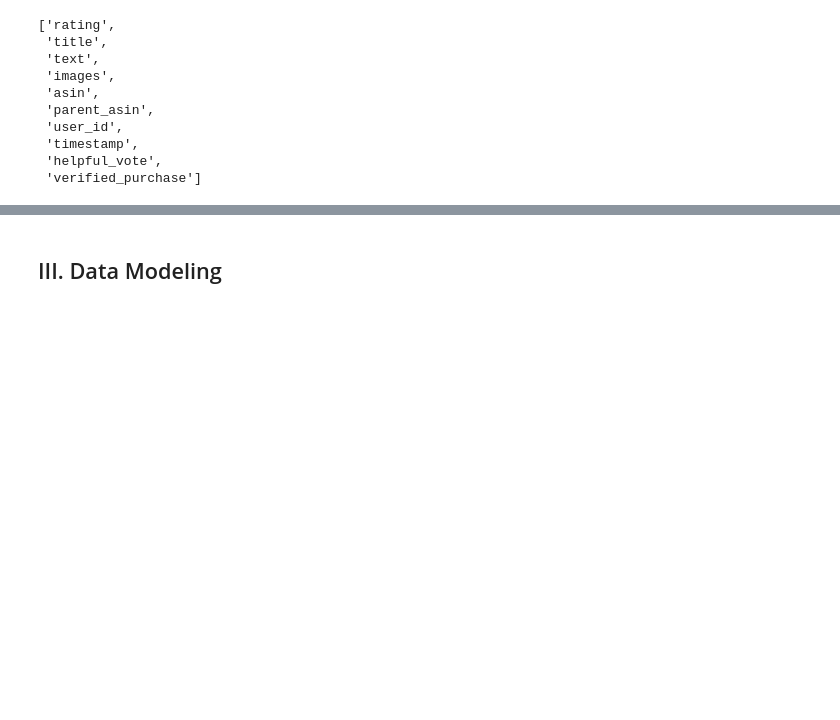
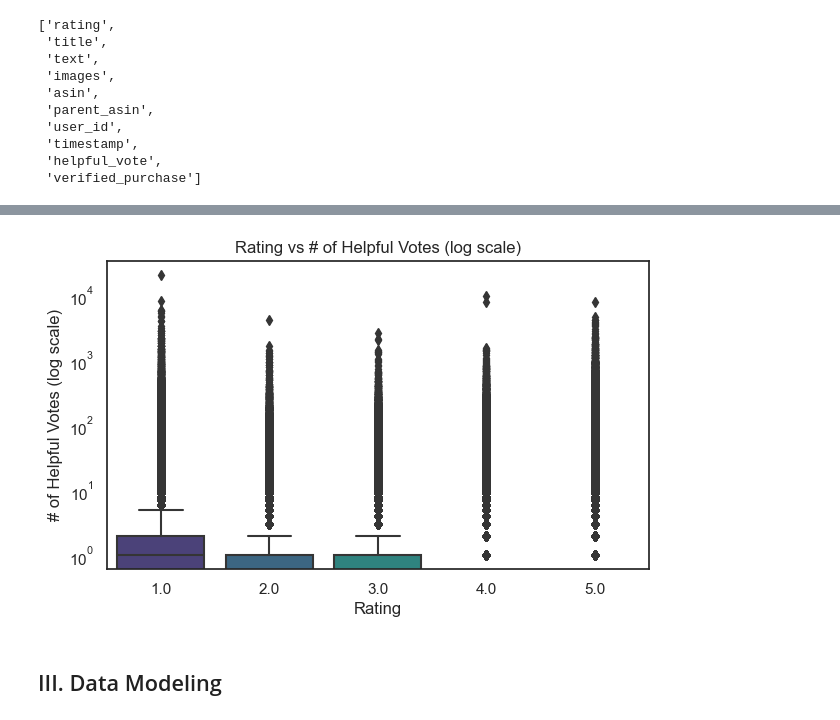
Before and after one commit to jordipham/CSE158_assign2, a Jupyter notebook: main.ipynb, the cells around one changed output, grey strips where cells are left out. Cells and saved outputs as stored; diff of their text form; code cells hidden in the pictures; blank space fills up the shorter version.

```diff
--- a/main.ipynb
+++ b/main.ipynb
@@ -266,10 +305,13 @@ mtv_frame['helpful_vote'].describe()
 # %%
-plt.figure(figsize=(6,4))
-sns.boxplot(data=mtv_frame, y="helpful_vote", x="rating")
-plt.title("Rating vs Helpful Votes")
-plt.xlabel("Helpful Votes")
-plt.ylabel("Rating")
+plt.figure(figsize=(7,4))
+ax = sns.boxplot(data=mtv_frame, y="helpful_vote", x="rating", palette="viridis")
+ax.set_yscale("log")
+plt.title("Rating vs # of Helpful Votes (log scale)")
+plt.xlabel("Rating")
+plt.ylabel("# of Helpful Votes (log scale)")
 plt.show()
+# %% [output]
+[figure, added]
 # %% [markdown]
 ## III. Data Modeling
 # %% [markdown]
```
Also changed, not shown: parts of 4 cells of this notebook.
